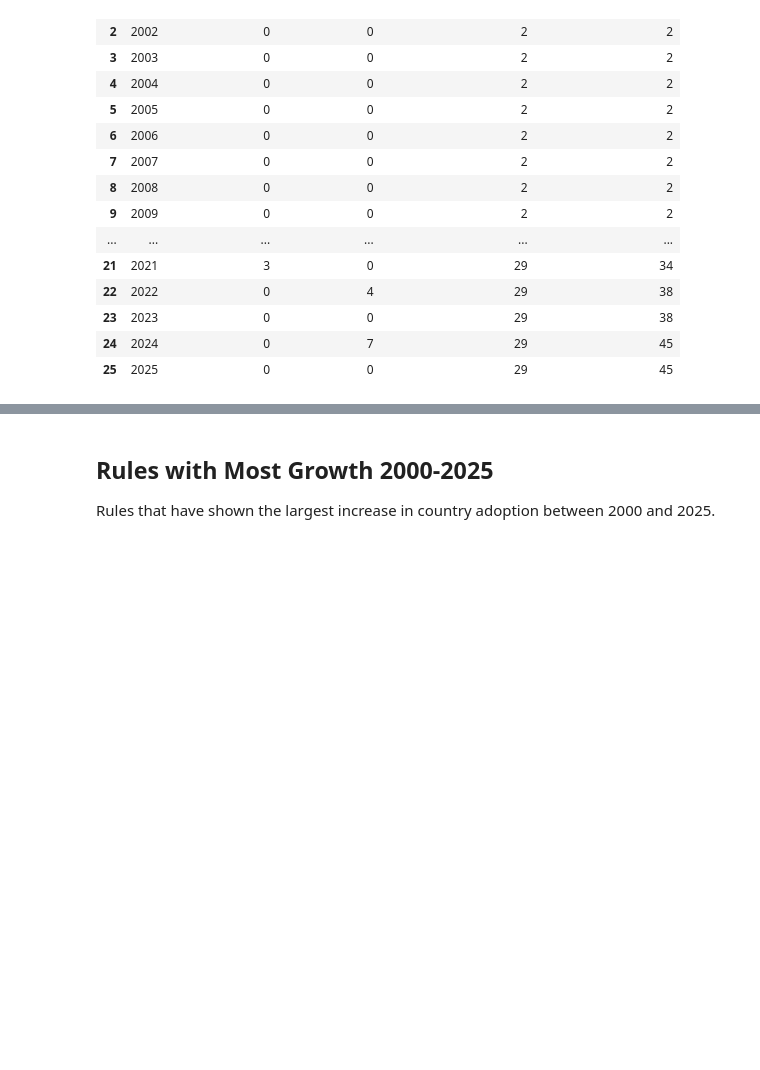
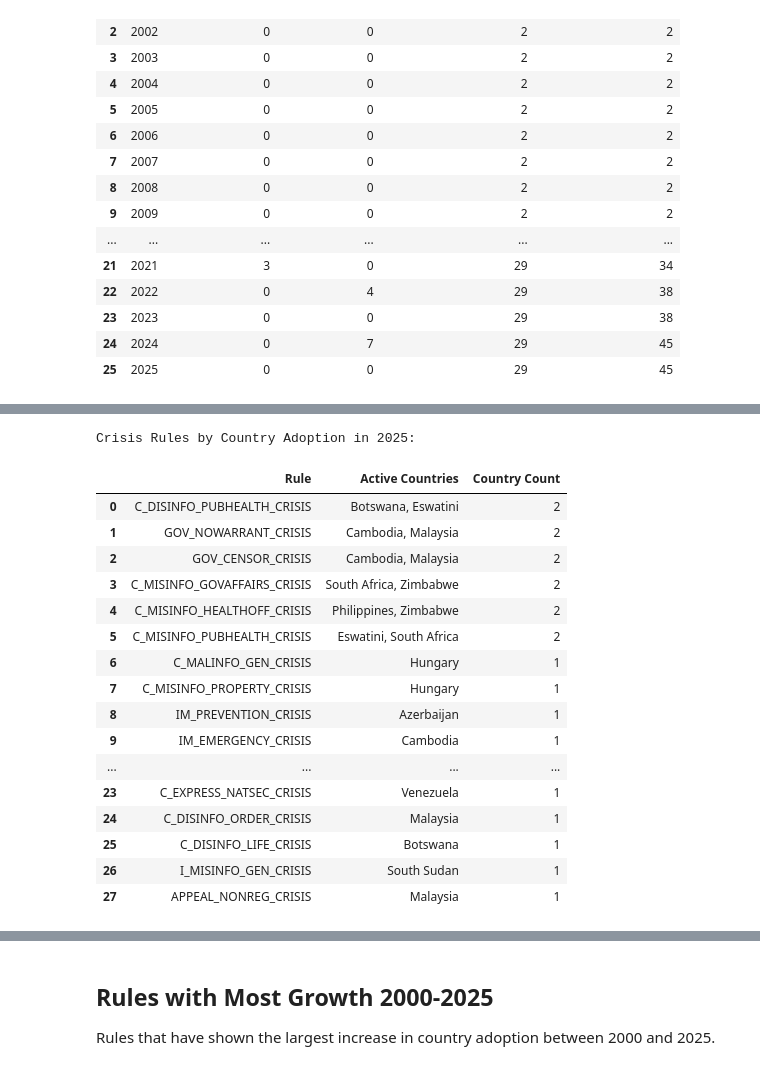
Before and after one commit to raulpzs/lex, a Jupyter notebook: notebooks/eda_new.ipynb, the cells around one changed output, grey strips where cells are left out. Cells and saved outputs as stored; diff of their text form; code cells hidden in the pictures; blank space fills up the shorter version.

```diff
--- a/notebooks/eda_new.ipynb
+++ b/notebooks/eda_new.ipynb
@@ -437,0 +437,37 @@ plt.show()
+# %%
+# Crisis Rules by Country Adoption in 2025
+crisis_rule_country_list = []
+
+for col in crisis_cols:
+    active_countries = df_2025[df_2025[col].fillna(0) != 0]["COUNTRY"].tolist()
+    if active_countries:
+        crisis_rule_country_list.append({
+            "Rule": col,
+            "Active Countries": ", ".join(sorted(active_countries)),
+            "Country Count": len(active_countries)
+        })
+
+crisis_rule_country_df = pd.DataFrame(crisis_rule_country_list)
+crisis_rule_country_df = crisis_rule_country_df.sort_values("Country Count", ascending=False).reset_index(drop=True)
+
+print(f"Crisis Rules by Country Adoption in 2025:")
+crisis_rule_country_df
+# %% [output]
+Crisis Rules by Country Adoption in 2025:
+|  | Rule | Active Countries | Country Count |
+| 0 | C_DISINFO_PUBHEALTH_CRISIS | Botswana, Eswatini | 2 |
+| 1 | GOV_NOWARRANT_CRISIS | Cambodia, Malaysia | 2 |
+| 2 | GOV_CENSOR_CRISIS | Cambodia, Malaysia | 2 |
+| 3 | C_MISINFO_GOVAFFAIRS_CRISIS | South Africa, Zimbabwe | 2 |
+| 4 | C_MISINFO_HEALTHOFF_CRISIS | Philippines, Zimbabwe | 2 |
+| 5 | C_MISINFO_PUBHEALTH_CRISIS | Eswatini, South Africa | 2 |
+| 6 | C_MALINFO_GEN_CRISIS | Hungary | 1 |
+| 7 | C_MISINFO_PROPERTY_CRISIS | Hungary | 1 |
+| 8 | IM_PREVENTION_CRISIS | Azerbaijan | 1 |
+| 9 | IM_EMERGENCY_CRISIS | Cambodia | 1 |
+| ... | ... | ... | ... |
+| 23 | C_EXPRESS_NATSEC_CRISIS | Venezuela | 1 |
+| 24 | C_DISINFO_ORDER_CRISIS | Malaysia | 1 |
+| 25 | C_DISINFO_LIFE_CRISIS | Botswana | 1 |
+| 26 | I_MISINFO_GEN_CRISIS | South Sudan | 1 |
+| 27 | APPEAL_NONREG_CRISIS | Malaysia | 1 |
```
Also changed, not shown: parts of 15 cells of this notebook, 3 other files.
